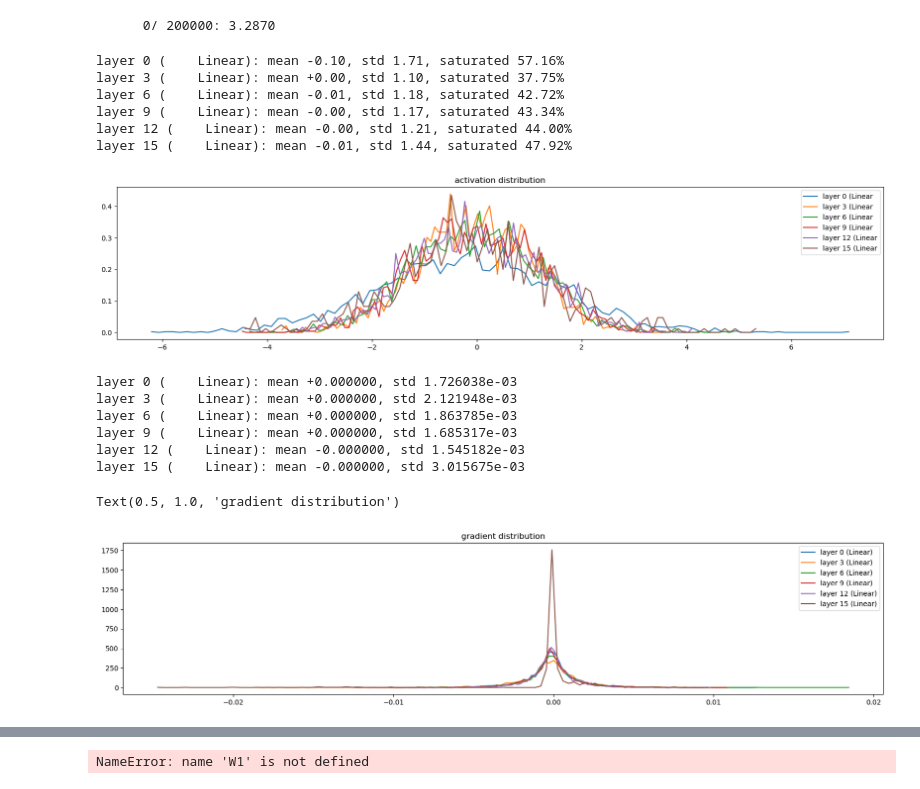
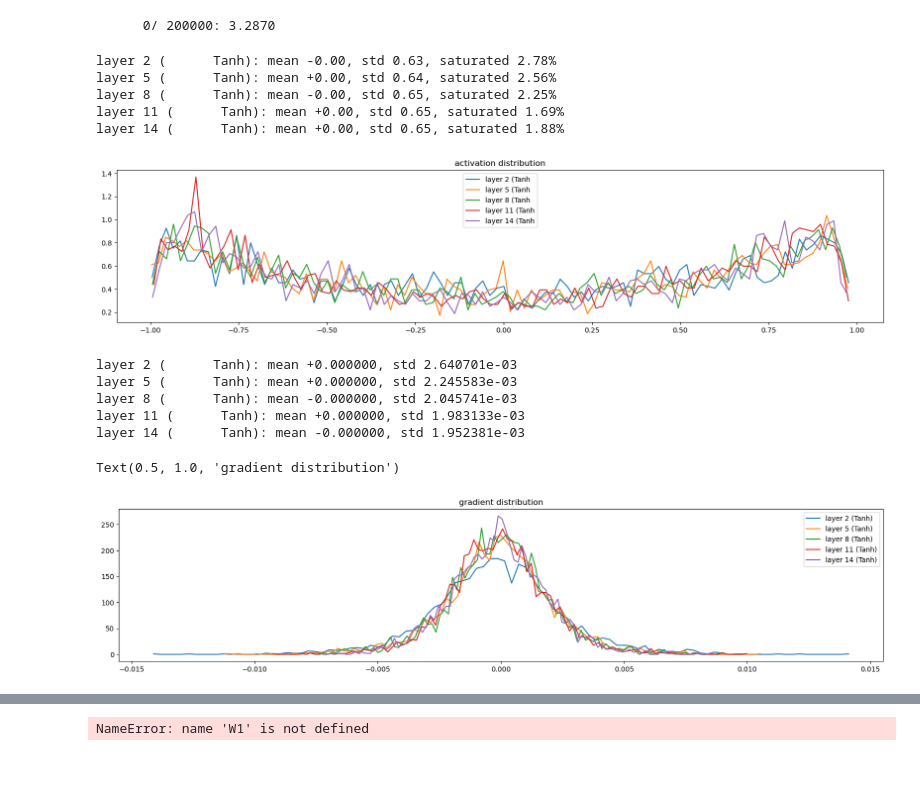
Before and after one commit to dewijones92/nn-zero-to-hero, a Jupyter notebook: lectures/makemore/makemore_part2_mlp.ipynb, the cells around one changed output, grey strips where cells are left out. Saved outputs shown, nothing was run; the diff lists cells and outputs as text; code cells hidden in the pictures.

```diff
--- a/lectures/makemore/makemore_part2_mlp.ipynb
+++ b/lectures/makemore/makemore_part2_mlp.ipynb
@@ -116,12 +116,12 @@ g = torch.Generator().manual_seed(2147483647) # for reproducibility
 
 C = torch.randn((vocab_size, n_embd), generator=g)
 layers = [
-    Linear(n_embd * block_size, n_hidden), BatchNorm1d(n_hidden), Tanh(),
-    Linear(         n_hidden, n_hidden),BatchNorm1d(n_hidden), Tanh(),
-    Linear(         n_hidden, n_hidden),BatchNorm1d(n_hidden), Tanh(),
-    Linear(         n_hidden, n_hidden),BatchNorm1d(n_hidden), Tanh(),
-    Linear(         n_hidden, n_hidden),BatchNorm1d(n_hidden), Tanh(),
-    Linear(         n_hidden, vocab_size), BatchNorm1d(vocab_size),
+    Linear(n_embd * block_size, n_hidden, bias=False), BatchNorm1d(n_hidden), Tanh(),
+    Linear(         n_hidden, n_hidden, bias=False),BatchNorm1d(n_hidden), Tanh(),
+    Linear(         n_hidden, n_hidden, bias=False),BatchNorm1d(n_hidden), Tanh(),
+    Linear(         n_hidden, n_hidden, bias=False),BatchNorm1d(n_hidden), Tanh(),
+    Linear(         n_hidden, n_hidden, bias=False),BatchNorm1d(n_hidden), Tanh(),
+    Linear(         n_hidden, vocab_size, bias=False), BatchNorm1d(vocab_size),
 ]
 
 with torch.no_grad():
@@ -130,7 +130,7 @@ with torch.no_grad():
     #all other layers: apply gain
     for layer in layers[:-1:]:
         if isinstance(layer, Linear):
-            layer.weight *= 5/3
+            layer.weight *= 1.0
 
 parameters = [C] + [p for layer in layers for p in layer.parameters()]
 print(sum(p.nelement() for p in parameters)) # number of params in total
@@ -193,7 +193,7 @@ for i in range(max_steps):
     loss.backward()
 
     # update
-    lr = 0.1 if i < 100000 else 0.1 # step learning rate decay
+    lr = 0.1 if i < 150000 else 0.01
     for p in parameters:
         p.data += -lr * p.grad
 
@@ -213,30 +213,29 @@ for i in range(max_steps):
 # %%
 # visualize histograms SATURATION
 plt.figure(figsize=(20,4)) # width and height of the plot
 legends = []
 for i, layer in enumerate(layers[:-1]): # note: exclude the output layer
-    if isinstance(layer, Linear):
+    if isinstance(layer, Tanh):
         t = layer.out
         print('layer %d (%10s): mean %+.2f, std %.2f, saturated %.2f%%' % (i, layer.__class__.__name__, t.mean(), t.std(), (t.abs() > 0.97).float().mean()*100))
         hy, hx = torch.histogram(t, density=True)
         plt.plot(hx[:-1].detach(), hy.detach())
         legends.append(f'layer {i} ({layer.__class__.__name__}')
 plt.legend(legends);
 plt.title('activation distribution');
 # %% [output]
-layer 0 (    Linear): mean -0.10, std 1.71, saturated 57.16%
-layer 3 (    Linear): mean +0.00, std 1.10, saturated 37.75%
-layer 6 (    Linear): mean -0.01, std 1.18, saturated 42.72%
-layer 9 (    Linear): mean -0.00, std 1.17, saturated 43.34%
-layer 12 (    Linear): mean -0.00, std 1.21, saturated 44.00%
-layer 15 (    Linear): mean -0.01, std 1.44, saturated 47.92%
+layer 2 (      Tanh): mean -0.00, std 0.63, saturated 2.78%
+layer 5 (      Tanh): mean +0.00, std 0.64, saturated 2.56%
+layer 8 (      Tanh): mean -0.00, std 0.65, saturated 2.25%
+layer 11 (      Tanh): mean +0.00, std 0.65, saturated 1.69%
+layer 14 (      Tanh): mean +0.00, std 0.65, saturated 1.88%
-[figure, old version]
+[figure, new version]
 # %%
 # visualize historgrams GRADIENT
 plt.figure(figsize=(20,4)) # width and height of the plot
 legends = []
 for i, layer in enumerate(layers[:-1]): # note: exclude the output layer
-    if isinstance(layer, Linear):
+    if isinstance(layer, Tanh):
         t = layer.out.grad
         print('layer %d (%10s): mean %+f, std %e' % (i, layer.__class__.__name__,t.mean(), t.std()))
         hy, hx = torch.histogram(t, density=True)
@@ -246,14 +245,13 @@ for i, layer in enumerate(layers[:-1]): # note: exclude the output layer
 plt.legend(legends)
 plt.title('gradient distribution')
 # %% [output]
-layer 0 (    Linear): mean +0.000000, std 1.726038e-03
-layer 3 (    Linear): mean +0.000000, std 2.121948e-03
-layer 6 (    Linear): mean +0.000000, std 1.863785e-03
-layer 9 (    Linear): mean +0.000000, std 1.685317e-03
-layer 12 (    Linear): mean -0.000000, std 1.545182e-03
-layer 15 (    Linear): mean -0.000000, std 3.015675e-03
+layer 2 (      Tanh): mean +0.000000, std 2.640701e-03
+layer 5 (      Tanh): mean +0.000000, std 2.245583e-03
+layer 8 (      Tanh): mean -0.000000, std 2.045741e-03
+layer 11 (      Tanh): mean +0.000000, std 1.983133e-03
+layer 14 (      Tanh): mean -0.000000, std 1.952381e-03
 Text(0.5, 1.0, 'gradient distribution')
-[figure, old version]
+[figure, new version]
 # %%
 # vis params
 plt.figure(figsize=(20,4)) # width and height of the plot
```
Also changed, not shown: parts of 5 cells of this notebook.
